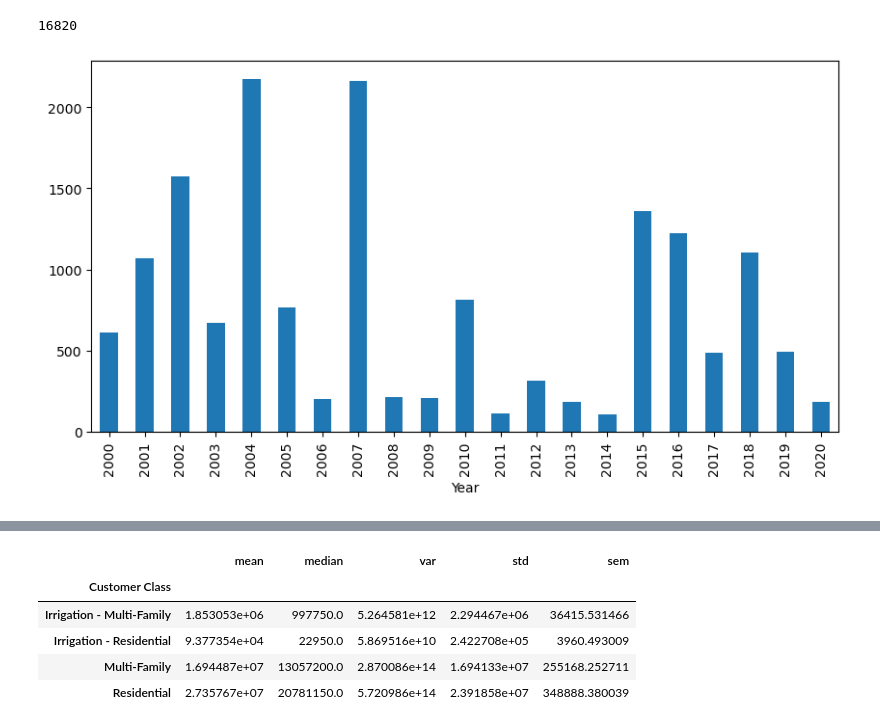
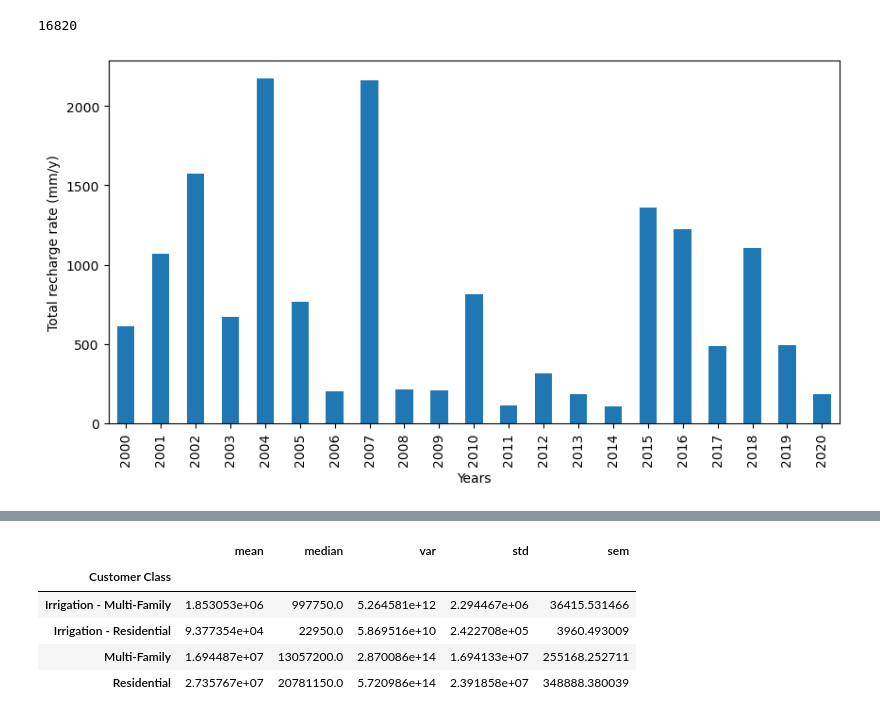
Before and after one commit to Victarrion/Nino_Nina_AustinTX, a Jupyter notebook: Water_Part.ipynb, the cells around one changed output, grey strips where cells are left out. Drawn from its saved outputs; the diff is of its cells as text; code cells hidden in the pictures.

```diff
--- a/Water_Part.ipynb
+++ b/Water_Part.ipynb
@@ -66,14 +70,14 @@ water_complete_complete['Year'].count()
 # %%
 basindf = aquifer_metadata.groupby('Year')['Total'].sum()
 
 # Create a bar plot using the drug_regimen_counts series
 basindf.plot(kind='bar', figsize=(10,5))
 
 # Set the title and axis labels
-#plt.xlabel('Drug Regimen')
-#plt.ylabel('# Of Observed Mouse Timepoints')
+plt.xlabel('Years')
+plt.ylabel('Total recharge rate (mm/y)')
 
 # Display the plot
 plt.show()
 # %% [output]
-[figure, old version]
+[figure, new version]
```
Also changed, not shown: parts of 6 cells of this notebook.
